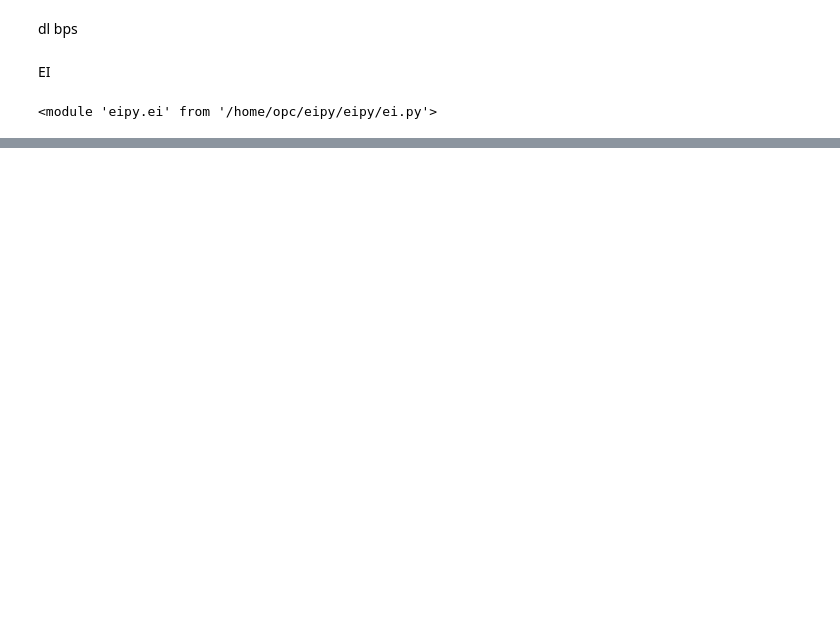
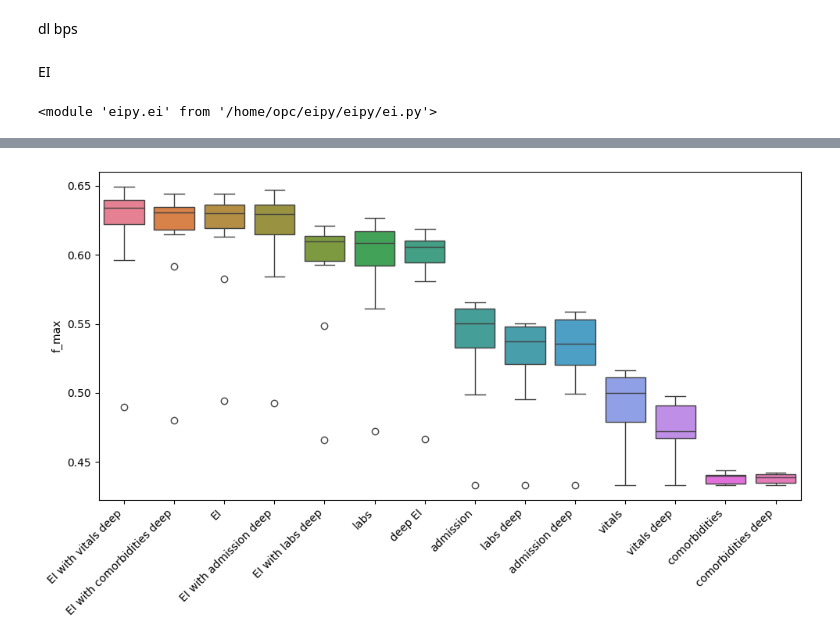
Before and after one commit to aviadsusman/eipy, a Jupyter notebook: eipy/test_multimodal.ipynb, the cells around one changed output, grey strips where cells are left out. Drawn from its saved outputs; the diff is of its cells as text; code cells hidden in the pictures; blank space fills up the shorter version.

Commit message:
pickled data

```diff
--- a/eipy/test_multimodal.ipynb
+++ b/eipy/test_multimodal.ipynb
@@ -58,3 +50,0 @@ for k, v in data.items():
-# %%
-for k,v in X_train.items():
-    print(k, v.shape)
@@ -152,0 +500,39 @@ reload(e)
+# %%
+'''with open("/home/opc/eipy/eipy/performance.pkl", "wb") as file:
+    pkl.dump(obj=performance, file=file)'''
+# %%
+with open("/home/opc/eipy/eipy/performance.pkl", "rb") as file:
+    performance = pkl.load(file)
+# %%
+performance_metrics = {k: v["metrics"] for k,v in performance.items()}
+# %%
+import seaborn as sns
+import matplotlib.pyplot as plt
+import pandas as pd
+
+# Example dictionary with DataFrames
+data_dict = performance_metrics
+
+# Specify the row index for which you want to generate the boxplot
+row_index = 'f_max'
+
+# Create a list to store the data for the boxplot
+data_list = []
+
+# Iterate through the dictionary keys and extract the row data
+for key, df in data_dict.items():
+    if row_index in df.index:
+        data_list.append(df.loc[row_index].values)
+
+# Create a DataFrame for Seaborn
+data_df = pd.DataFrame(data_list, index=data_dict.keys(), columns=df.columns)
+# Box and Whiskers Plot using Seaborn
+box_order = data_df.median(axis=1).sort_values(ascending=False).index
+plt.figure(figsize=(10, 6))
+sns.boxplot(data=data_df.T[box_order])
+plt.ylabel(row_index)
+plt.xticks(rotation=45, ha='right')
+plt.tight_layout()
+plt.show()
+# %% [output]
+[figure, added]
```
Also changed, not shown: parts of 22 cells of this notebook, 2 other files.
